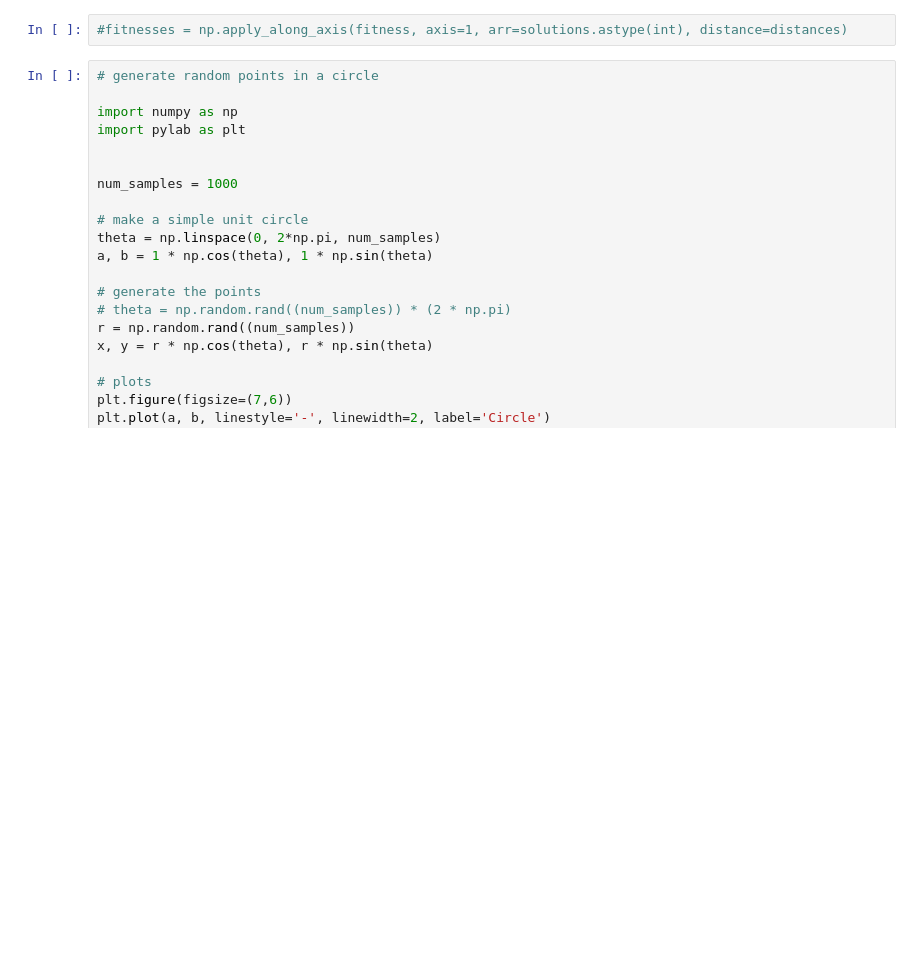
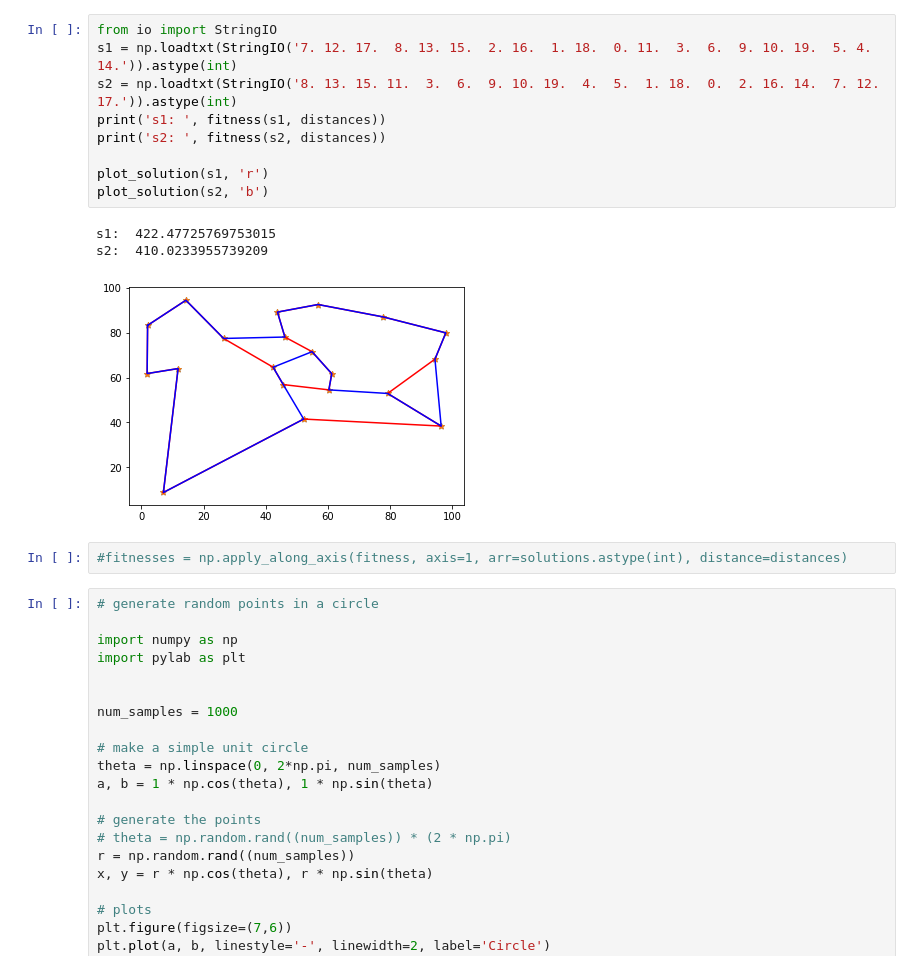
Before and after one commit to xetqL/TSP-AC, a Jupyter notebook: TSP-AC.ipynb, the cells around one changed output. Cells and saved outputs as stored; diff of their text form; blank space fills up the shorter version.

```diff
--- a/TSP-AC.ipynb
+++ b/TSP-AC.ipynb
@@ -164,3 +164,16 @@ plt.scatter(x,y)
+# %%
+from io import StringIO
+s1 = np.loadtxt(StringIO('7. 12. 17.  8. 13. 15.  2. 16.  1. 18.  0. 11.  3.  6.  9. 10. 19.  5. 4. 14.')).astype(int)
+s2 = np.loadtxt(StringIO('8. 13. 15. 11.  3.  6.  9. 10. 19.  4.  5.  1. 18.  0.  2. 16. 14.  7. 12. 17.')).astype(int)
+print('s1: ', fitness(s1, distances))
+print('s2: ', fitness(s2, distances))
+
+plot_solution(s1, 'r')
+plot_solution(s2, 'b')
+# %% [output]
+s1:  422.47725769753015
+s2:  410.0233955739209
+[figure, added]
 # %%
 #fitnesses = np.apply_along_axis(fitness, axis=1, arr=solutions.astype(int), distance=distances)
 # %%
```
Also changed, not shown: parts of 7 cells of this notebook, 1 other file.
